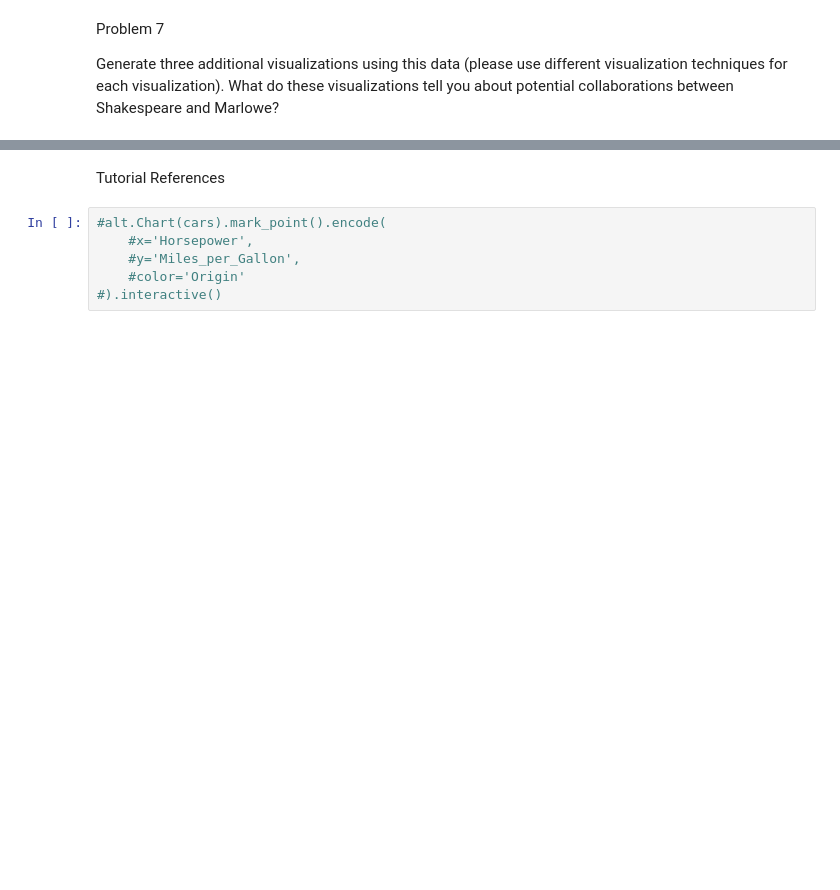
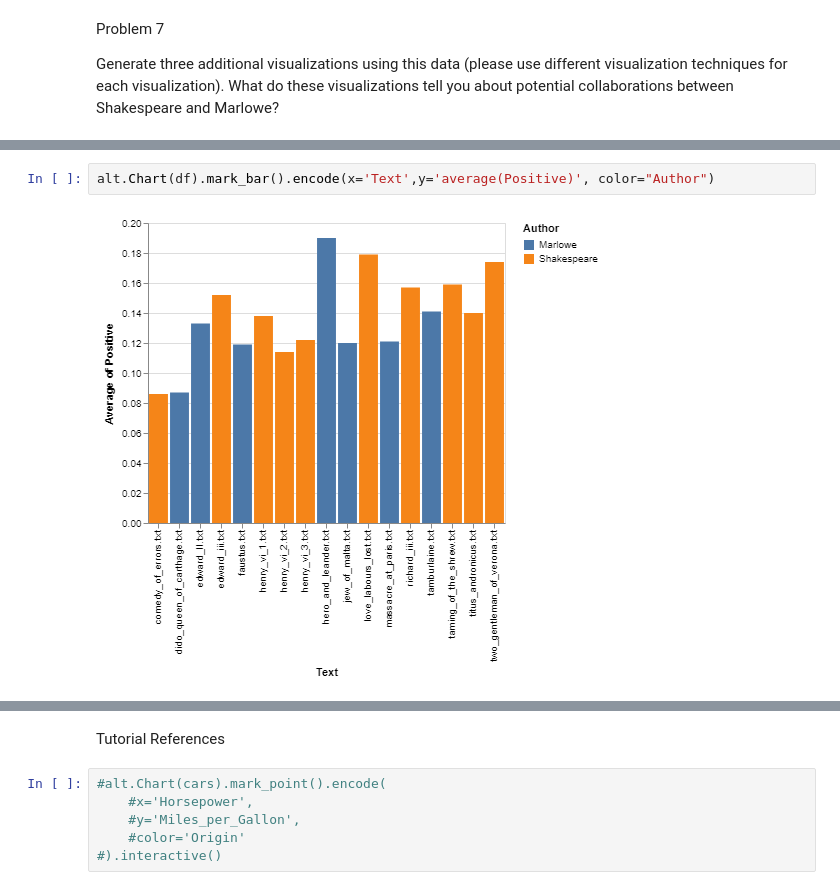
Before and after one commit to INFO3401/problem-set-11-lubo4991, a Jupyter notebook: Problem set 11 code.ipynb, the cells around one changed output, grey strips where cells are left out. Cells and saved outputs as stored; diff of their text form; blank space fills up the shorter version.

```diff
--- a/Problem set 11 code.ipynb
+++ b/Problem set 11 code.ipynb
@@ -84,0 +67,4 @@ Generate three additional visualizations using this data (please use different v
+# %%
+alt.Chart(df).mark_bar().encode(x='Text',y='average(Positive)', color="Author")
+# %% [output]
+[figure, added]
```
Also changed, not shown: parts of 11 cells of this notebook.
